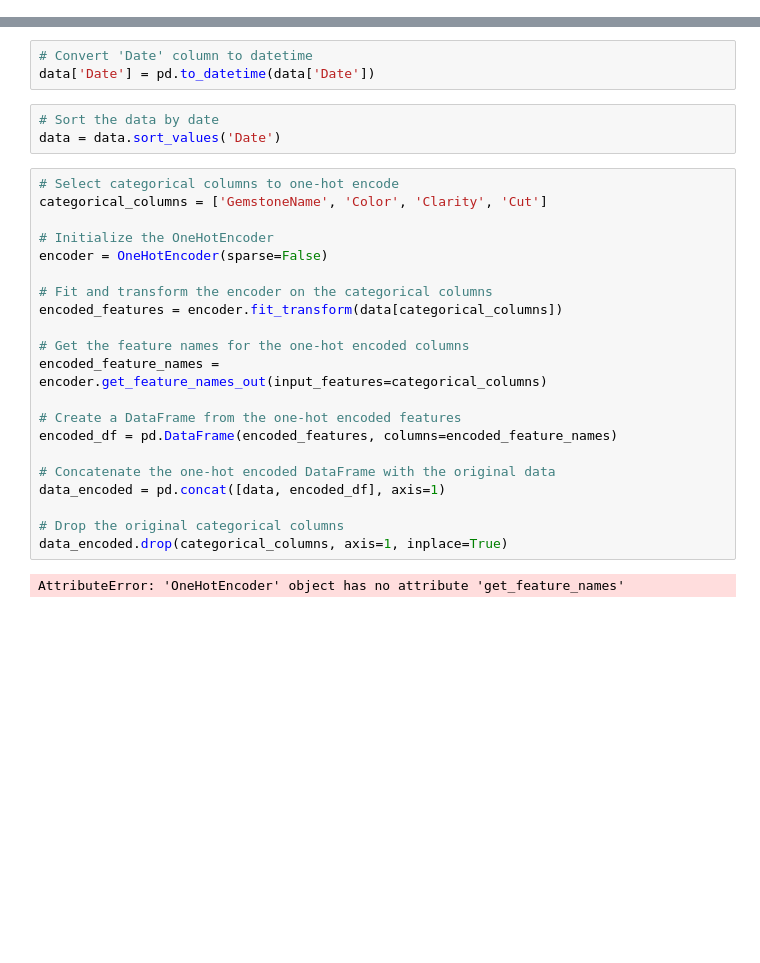
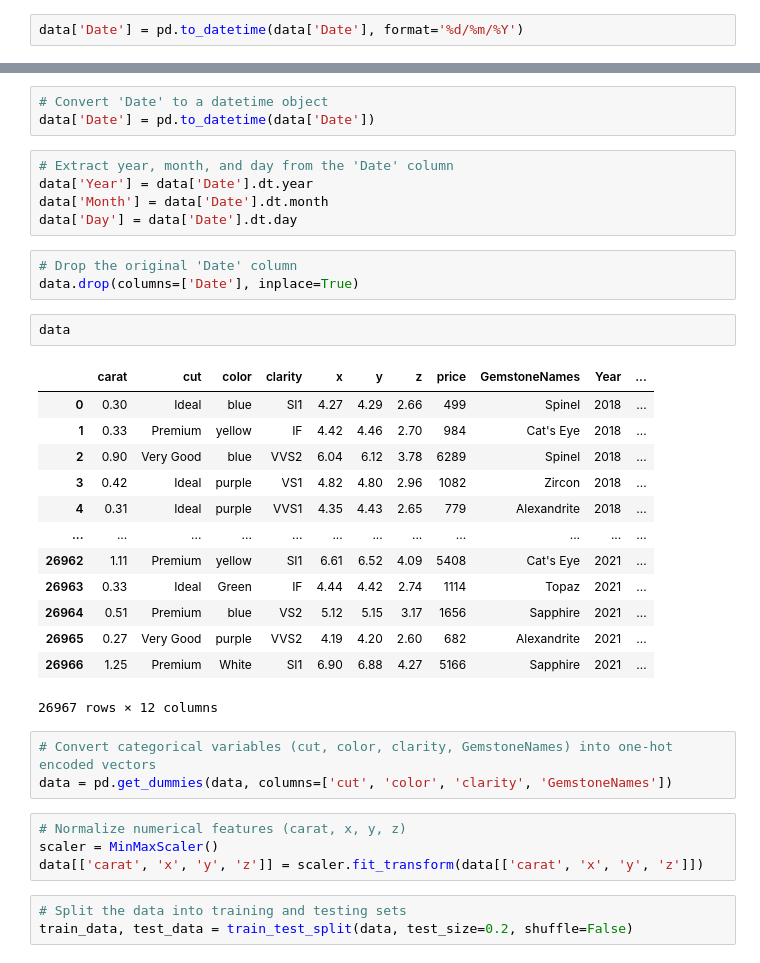
Before and after one commit to Kusalani/Price-prediction-Neural-network, a Jupyter notebook: notebooks/TimeSeries.ipynb, the cells around one changed output, grey strips where cells are left out. Drawn from its saved outputs; the diff is of its cells as text; blank space fills up the shorter version.

```diff
--- a/notebooks/TimeSeries.ipynb
+++ b/notebooks/TimeSeries.ipynb
@@ -6,0 +22,2 @@ data = pd.read_csv("../data/data.csv")
+# %%
+data['Date'] = pd.to_datetime(data['Date'], format='%d/%m/%Y')
@@ -7,29 +40,37 @@ data = pd.read_csv("../data/data.csv")
 # %%
-# Convert 'Date' column to datetime
+# Convert 'Date' to a datetime object
 data['Date'] = pd.to_datetime(data['Date'])
-# %%
-# Sort the data by date
-data = data.sort_values('Date')
-# %%
-# Select categorical columns to one-hot encode
-categorical_columns = ['GemstoneName', 'Color', 'Clarity', 'Cut']
-
-# Initialize the OneHotEncoder
-encoder = OneHotEncoder(sparse=False)
-
-# Fit and transform the encoder on the categorical columns
-encoded_features = encoder.fit_transform(data[categorical_columns])
-
-# Get the feature names for the one-hot encoded columns
-encoded_feature_names = encoder.get_feature_names_out(input_features=categorical_columns)
-
-# Create a DataFrame from the one-hot encoded features
-encoded_df = pd.DataFrame(encoded_features, columns=encoded_feature_names)
-
-# Concatenate the one-hot encoded DataFrame with the original data
-data_encoded = pd.concat([data, encoded_df], axis=1)
-
-# Drop the original categorical columns
-data_encoded.drop(categorical_columns, axis=1, inplace=True)
-# %% [output]
-AttributeError: 'OneHotEncoder' object has no attribute 'get_feature_names'
+# %%
+# Extract year, month, and day from the 'Date' column
+data['Year'] = data['Date'].dt.year
+data['Month'] = data['Date'].dt.month
+data['Day'] = data['Date'].dt.day
+# %%
+# Drop the original 'Date' column
+data.drop(columns=['Date'], inplace=True)
+# %%
+data
+# %% [output]
+|  | carat | cut | color | clarity | x | y | z | price | GemstoneNames | Year | ... |
+| 0 | 0.30 | Ideal | blue | SI1 | 4.27 | 4.29 | 2.66 | 499 | Spinel | 2018 | ... |
+| 1 | 0.33 | Premium | yellow | IF | 4.42 | 4.46 | 2.70 | 984 | Cat's Eye | 2018 | ... |
+| 2 | 0.90 | Very Good | blue | VVS2 | 6.04 | 6.12 | 3.78 | 6289 | Spinel | 2018 | ... |
+| 3 | 0.42 | Ideal | purple | VS1 | 4.82 | 4.80 | 2.96 | 1082 | Zircon | 2018 | ... |
+| 4 | 0.31 | Ideal | purple | VVS1 | 4.35 | 4.43 | 2.65 | 779 | Alexandrite | 2018 | ... |
+| ... | ... | ... | ... | ... | ... | ... | ... | ... | ... | ... | ... |
+| 26962 | 1.11 | Premium | yellow | SI1 | 6.61 | 6.52 | 4.09 | 5408 | Cat's Eye | 2021 | ... |
+| 26963 | 0.33 | Ideal | Green | IF | 4.44 | 4.42 | 2.74 | 1114 | Topaz | 2021 | ... |
+| 26964 | 0.51 | Premium | blue | VS2 | 5.12 | 5.15 | 3.17 | 1656 | Sapphire | 2021 | ... |
+| 26965 | 0.27 | Very Good | purple | VVS2 | 4.19 | 4.20 | 2.60 | 682 | Alexandrite | 2021 | ... |
+| 26966 | 1.25 | Premium | White | SI1 | 6.90 | 6.88 | 4.27 | 5166 | Sapphire | 2021 | ... |
+26967 rows × 12 columns
+# %%
+# Convert categorical variables (cut, color, clarity, GemstoneNames) into one-hot encoded vectors
+data = pd.get_dummies(data, columns=['cut', 'color', 'clarity', 'GemstoneNames'])
+# %%
+# Normalize numerical features (carat, x, y, z)
+scaler = MinMaxScaler()
+data[['carat', 'x', 'y', 'z']] = scaler.fit_transform(data[['carat', 'x', 'y', 'z']])
+# %%
+# Split the data into training and testing sets
+train_data, test_data = train_test_split(data, test_size=0.2, shuffle=False)
```
Also changed, not shown: parts of 16 cells of this notebook, 2 other files.
